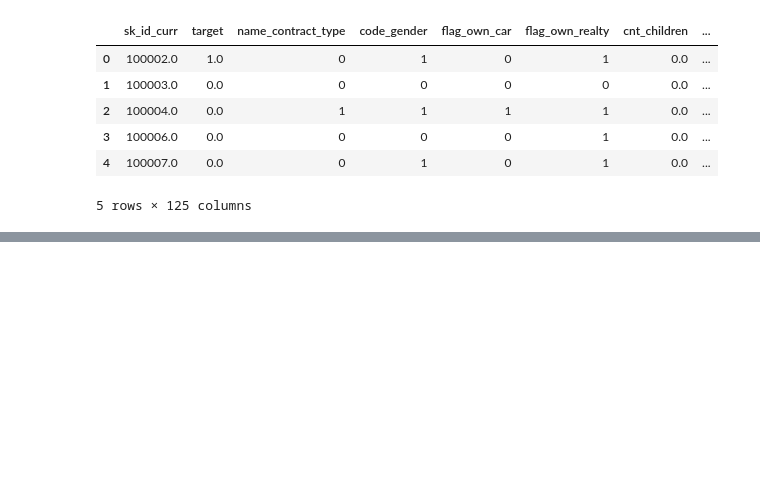
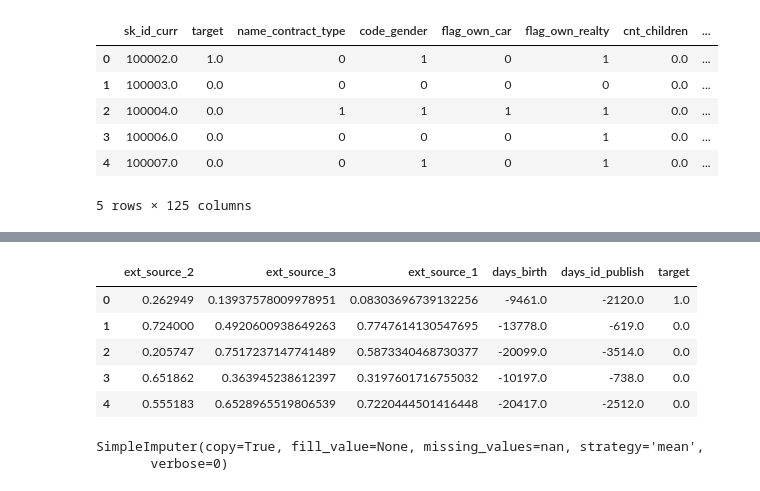
Before and after one commit to jerryzhu1/Home_Credit_Default_Risk, a Jupyter notebook: EDA.ipynb, the cells around one changed output, grey strips where cells are left out. Cells and saved outputs as stored; diff of their text form; code cells hidden in the pictures; blank space fills up the shorter version.

```diff
--- a/EDA.ipynb
+++ b/EDA.ipynb
@@ -367,0 +471,18 @@ importance.plot.barh(figsize = (10,25))
+# %%
+train_1 = train_1.dropna(axis=0, how='any')
+train_1 = train_1.reset_index(drop=True)
+train_1.head()
+# %% [output]
+|  | ext_source_2 | ext_source_3 | ext_source_1 | days_birth | days_id_publish | target |
+| 0 | 0.262949 | 0.13937578009978951 | 0.08303696739132256 | -9461.0 | -2120.0 | 1.0 |
+| 1 | 0.724000 | 0.4920600938649263 | 0.7747614130547695 | -13778.0 | -619.0 | 0.0 |
+| 2 | 0.205747 | 0.7517237147741489 | 0.5873340468730377 | -20099.0 | -3514.0 | 0.0 |
+| 3 | 0.651862 | 0.363945238612397 | 0.3197601716755032 | -10197.0 | -738.0 | 0.0 |
+| 4 | 0.555183 | 0.6528965519806539 | 0.7220444501416448 | -20417.0 | -2512.0 | 0.0 |
+# %%
+from sklearn.impute import SimpleImputer
+imp = SimpleImputer(missing_values=np.nan, strategy='mean')
+imp.fit(train_2)
+# %% [output]
+SimpleImputer(copy=True, fill_value=None, missing_values=nan, strategy='mean',
+       verbose=0)
```
Also changed, not shown: parts of 26 cells of this notebook.
